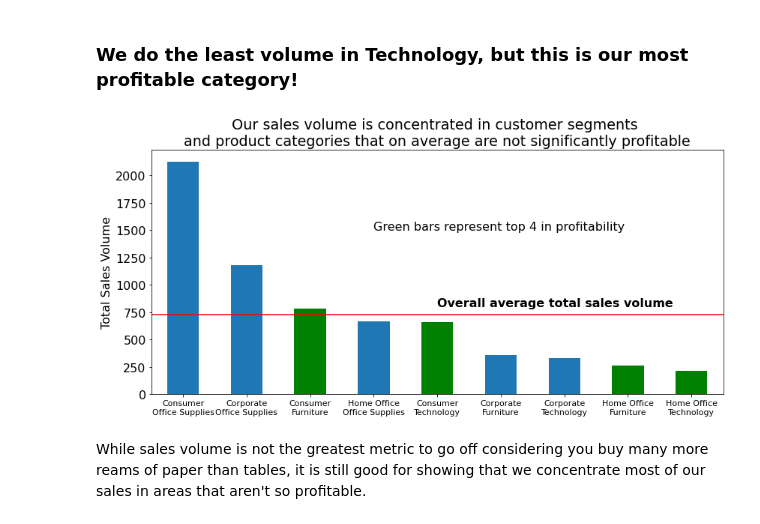
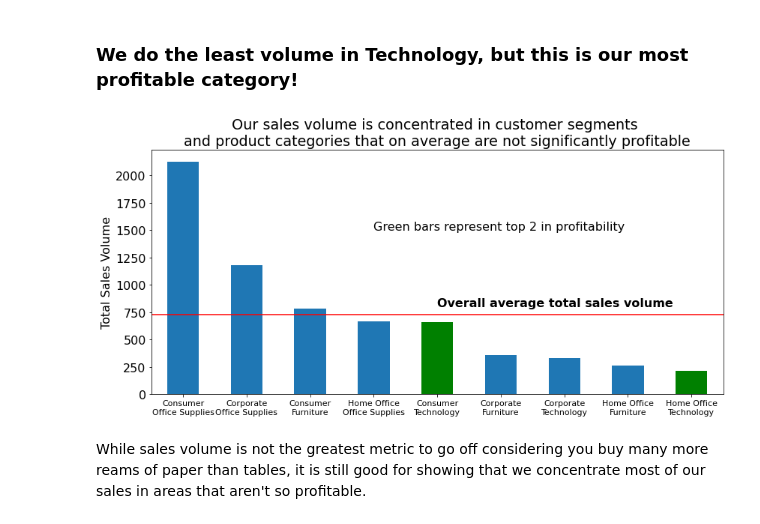
Before and after one commit to superstore-stephen-jesse/superstor-time-series-project, a Jupyter notebook: final_report.ipynb, the cells around one changed output. Saved outputs shown, nothing was run; the diff lists cells and outputs as text; code cells hidden in the pictures.

Commit message:
Update plot

```diff
--- a/final_report.ipynb
+++ b/final_report.ipynb
@@ -252,28 +252,28 @@ plt.show()
 # %%
 profit_by_seg_cat = df.groupby(["segment","category"]).profit.mean().sort_values(ascending=False)
 
 qty_by_seg_cat = df.groupby(["segment","category"]).quantity.sum().sort_values(ascending=False)
 # Grab the xtick labels
 l=qty_by_seg_cat.index.tolist()
 # Original index values are multiindex, not great for plotting. This adds a new line between segment and category
 xlabs=[i[0]+"\n"+i[1] for i in l]
 # Colors bars based on if they are in the top 4 profitable segment/category combo
-clrs=['green' if (x in profit_by_seg_cat.head(4).index) else '#1f77b4' for x in df.groupby(["segment","category"]).quantity.sum().index]
+clrs=['green' if (x in profit_by_seg_cat.head(2).index) else '#1f77b4' for x in df.groupby(["segment","category"]).quantity.sum().sort_values(ascending=False).index]
 
 ax1=df.groupby(["segment","category"]).quantity.sum().sort_values(ascending=False).plot.bar(color=clrs)
 
 plt.axhline(df.groupby(["segment","category"]).quantity.sum().mean(), color = 'r')
 plt.title("Our sales volume is concentrated in customer segments \nand product categories that on average are not significantly profitable")
-plt.annotate("Green bars represent top 4 in profitability", xy=(3, 1500))
+plt.annotate("Green bars represent top 2 in profitability", xy=(3, 1500))
 plt.annotate("Overall average total sales volume",xy=(4,800), fontweight='bold')
 ax1.set_xticklabels(xlabs)
 plt.xlabel("")
 plt.ylabel("Total Sales Volume")
 plt.xticks(fontsize=11, rotation = 0)
 plt.tight_layout()
 plt.show()
 # %% [output]
-[figure, old version]
+[figure, new version]
 # %% [markdown]
 While sales volume is not the greatest metric to go off considering you buy many more reams of paper than tables, it is still good for showing that we concentrate most of our sales in areas that aren't so profitable.
 # %% [markdown]
```
